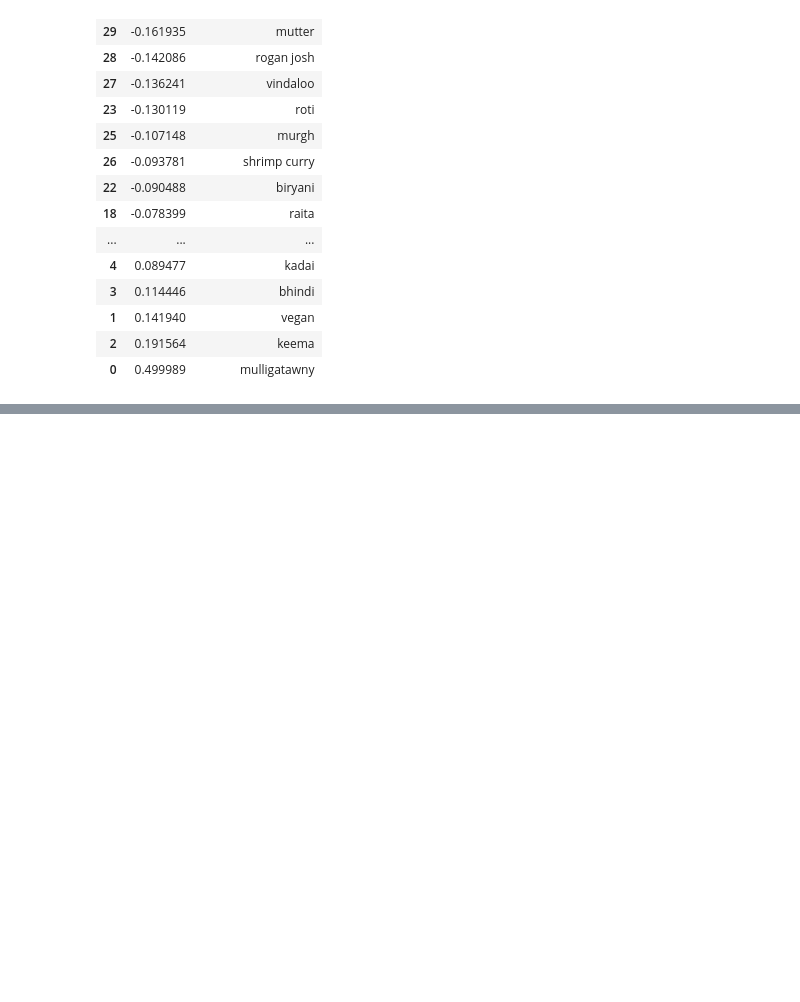
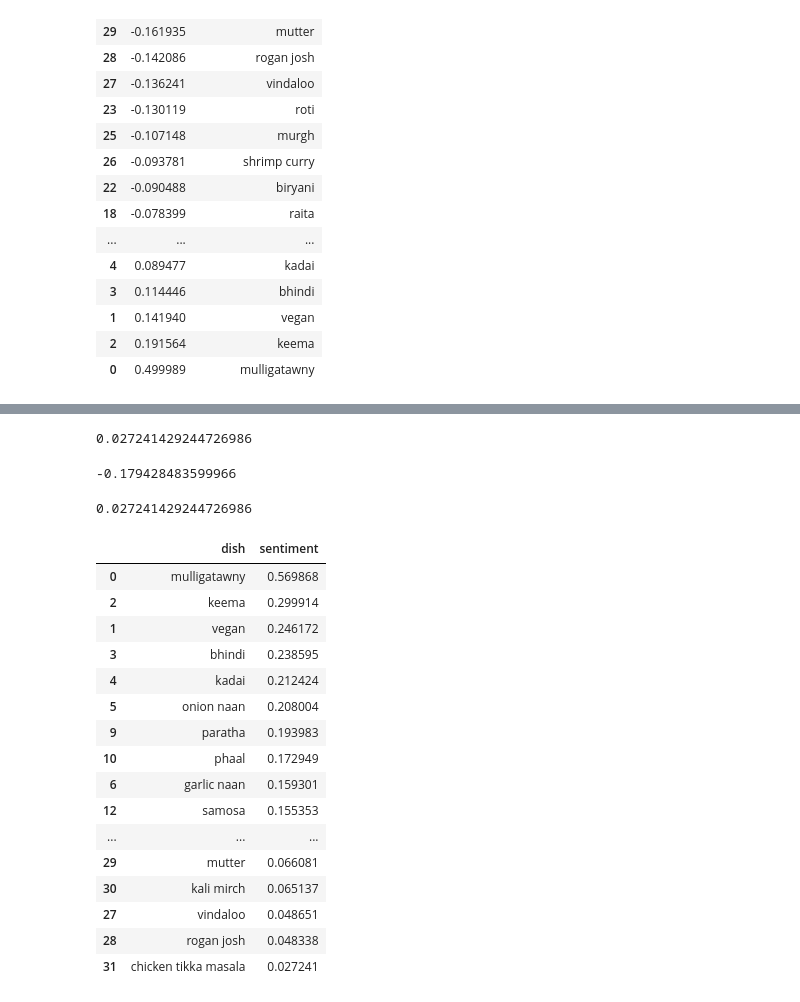
Before and after one commit to jakedaford/Scrapy_project_yelp, a Jupyter notebook: Review_of_menu_item_Dhaba.ipynb, the cells around one changed output, grey strips where cells are left out. Saved outputs shown, nothing was run; the diff lists cells and outputs as text; code cells hidden in the pictures; blank space fills up the shorter version.

Commit message:
can now do gaussian sentiment

```diff
--- a/Review_of_menu_item_Dhaba.ipynb
+++ b/Review_of_menu_item_Dhaba.ipynb
@@ -389,0 +454,76 @@ b_df.sort_values('coef')
+# %%
+restricted_menu = ['mulligatawny', 'vegan', 'keema', 'bhindi', 'kadai', 'onion naan', 'garlic naan', 'naan',
+                   'papad', 'paratha', 'phaal', 'pakora', 'samosa', 'balchao', 'saag', 'saag paneer', 'poori',
+                   'daal', 'raita', 'kofta', 'korma', 'madras', 'biryani', 'roti', 'roomali', 'murgh',
+                   'shrimp curry', 'vindaloo', 'rogan josh', 'mutter', 'kali mirch', 'chicken tikka masala']
+# %%
+def find_sentences(word, sentences):
+    # returns indices of sentences with word in it
+    return [sentences.index(x) for x in sentences if x.find(word) != -1]
+
+def bump_of_sentences(lst, n):
+    # returns n-tuples (actually ranges) of sentences indices surrounding sentences in lst
+    return [list(range(x-n, x+n+1)) for x in lst]
+
+def single_weighted_average(lst, subsection, weights):
+    # lst is list of sentiments
+    # subsection is slice of lst with length weights
+    # weights is list of length of subsection, sum to 1
+    return np.dot([lst[x] for x in subsection], weights)
+
+def total_weighted_average(lst, subsections, weights):
+    # returns average of weighted averages of subsections of lst
+    return np.mean([single_weighted_average(lst, x, weights) for x in subsections])
+# %%
+# let's find weighted average of sentiment for chicken tikka masala
+example_word = 'chicken tikka masala'
+tikka_sentences = find_sentences(example_word, reviews_sentences)
+tikka_bumps = bump_of_sentences(tikka_sentences, 1)
+example_weights = [0.25, 0.5, 0.25]
+total_weighted_average(polarity_sentences, tikka_bumps, example_weights)
+# %% [output]
+0.027241429244726986
+# %%
+# let's find weighted average of sentiment for chicken tikka masala
+example_word = 'chicken tikka masala'
+tikka_sentences = find_sentences(example_word, reviews_sentences)
+tikka_bumps = bump_of_sentences(tikka_sentences, 0)
+example_weights = [1]
+total_weighted_average(polarity_sentences, tikka_bumps, example_weights)
+# %% [output]
+-0.179428483599966
+# %%
+def weighted_review_of_dish(polarities, sentences, dish, n = 1, weights = [0.25, 0.5, 0.25]):
+    return total_weighted_average(polarities, bump_of_sentences(find_sentences(dish, sentences), n), weights)
+# %%
+weighted_review_of_dish(polarity_sentences, reviews_sentences, 'chicken tikka masala')
+# %% [output]
+0.027241429244726986
+# %%
+dict_ = {'dish': [],
+        'sentiment': []}
+for dish in restricted_menu:
+    dict_['dish'].append(dish)
+    dict_['sentiment'].append(weighted_review_of_dish(polarity_sentences, reviews_sentences, dish))
+    #print(dish)
+    #print(weighted_review_of_dish(polarity_sentences, reviews_sentences, dish))
+# %%
+pd.DataFrame(dict_).sort_values('sentiment', ascending = False)
+# %% [output]
+|  | dish | sentiment |
+| 0 | mulligatawny | 0.569868 |
+| 2 | keema | 0.299914 |
+| 1 | vegan | 0.246172 |
+| 3 | bhindi | 0.238595 |
+| 4 | kadai | 0.212424 |
+| 5 | onion naan | 0.208004 |
+| 9 | paratha | 0.193983 |
+| 10 | phaal | 0.172949 |
+| 6 | garlic naan | 0.159301 |
+| 12 | samosa | 0.155353 |
+| ... | ... | ... |
+| 29 | mutter | 0.066081 |
+| 30 | kali mirch | 0.065137 |
+| 27 | vindaloo | 0.048651 |
+| 28 | rogan josh | 0.048338 |
+| 31 | chicken tikka masala | 0.027241 |
```
Also changed, not shown: parts of 8 cells of this notebook, 2 other files.
